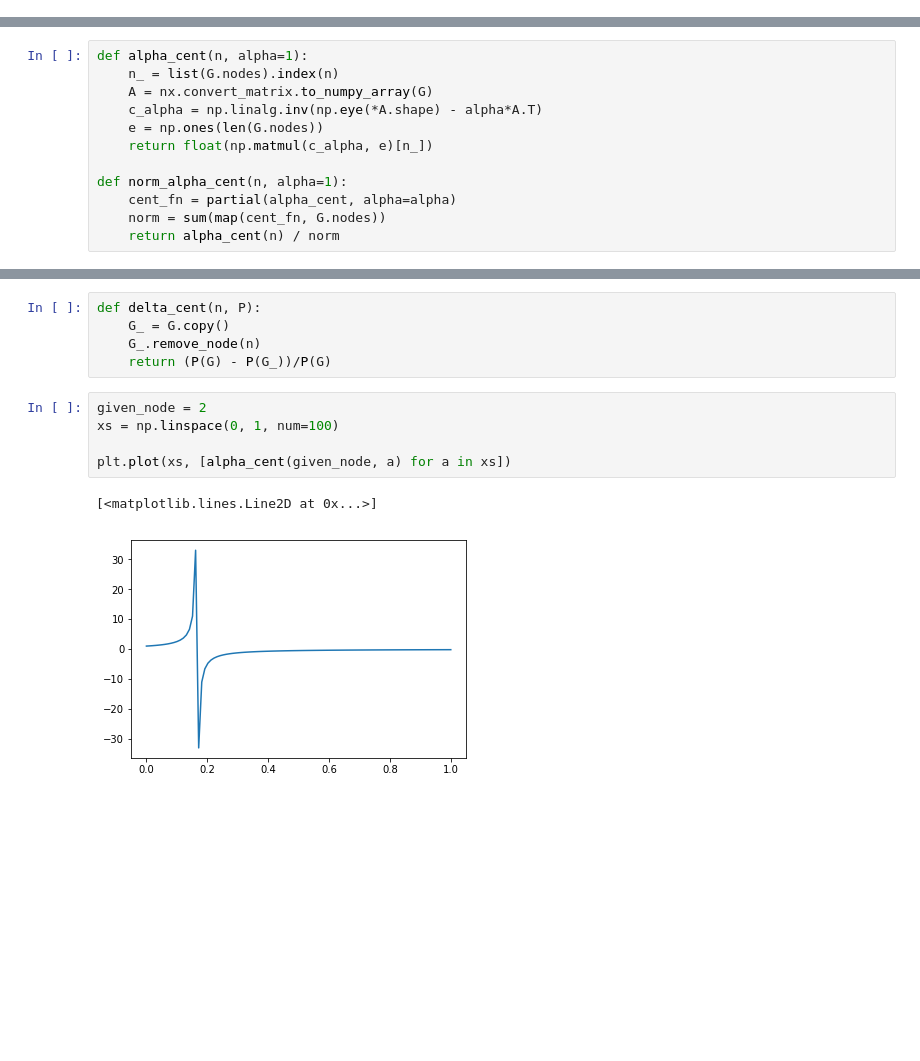
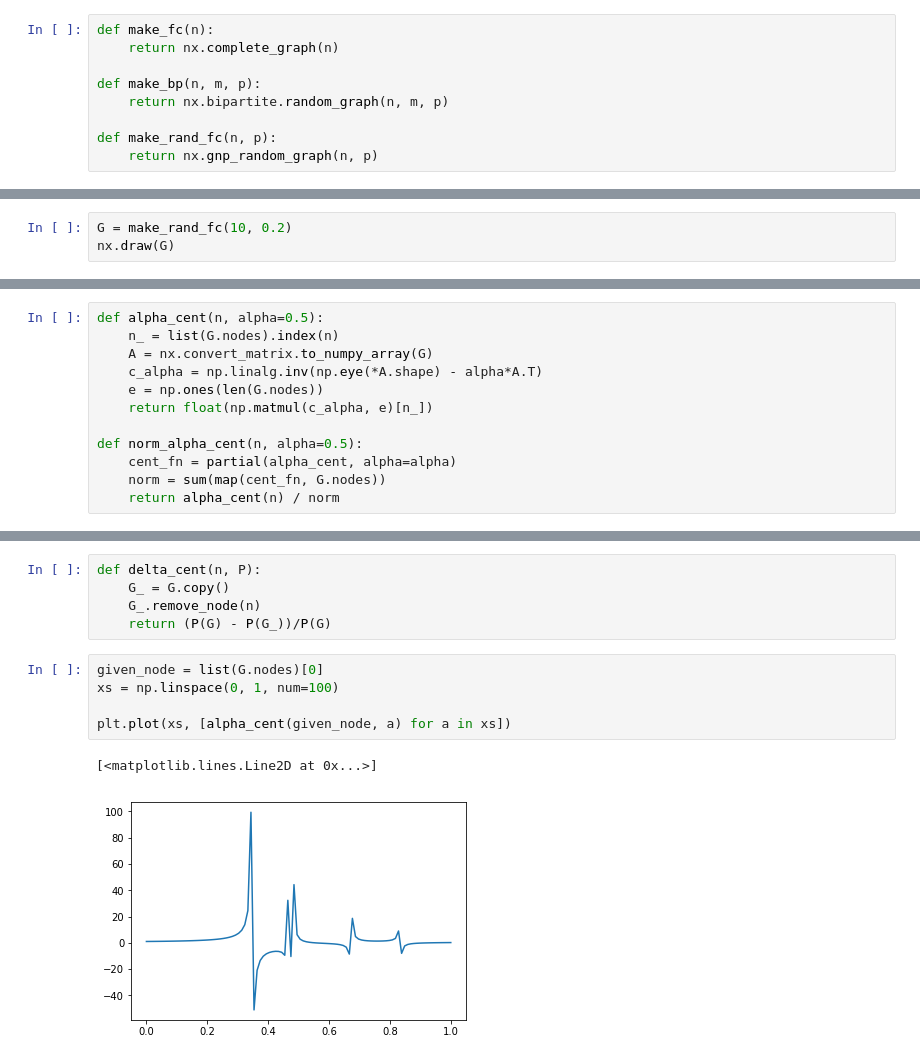
Before and after one commit to ehknight/graph-centrality, a Jupyter notebook: PrimateGraphs.ipynb, the cells around one changed output, grey strips where cells are left out. Drawn from its saved outputs; the diff is of its cells as text; blank space fills up the shorter version.

Commit message:
add all graphs on hw

```diff
--- a/PrimateGraphs.ipynb
+++ b/PrimateGraphs.ipynb
@@ -32,0 +24,9 @@ nx.draw(G)
+# %%
+def make_fc(n):
+    return nx.complete_graph(n)
+
+def make_bp(n, m, p):
+    return nx.bipartite.random_graph(n, m, p)
+
+def make_rand_fc(n, p):
+    return nx.gnp_random_graph(n, p)
@@ -32,0 +54,3 @@ nx.draw(G)
+# %%
+G = make_rand_fc(10, 0.2)
+nx.draw(G)
@@ -49,14 +75,14 @@ def norm_bonacich_eigen_cent(n):
     sum_ = sum(map(bonacich_eigen_cent, G.nodes))
     return bonacich_eigen_cent(n) / sum_
 # %%
-def alpha_cent(n, alpha=1):
+def alpha_cent(n, alpha=0.5):
     n_ = list(G.nodes).index(n)
     A = nx.convert_matrix.to_numpy_array(G)
     c_alpha = np.linalg.inv(np.eye(*A.shape) - alpha*A.T)
     e = np.ones(len(G.nodes))
     return float(np.matmul(c_alpha, e)[n_])
 
-def norm_alpha_cent(n, alpha=1):
+def norm_alpha_cent(n, alpha=0.5):
     cent_fn = partial(alpha_cent, alpha=alpha)
     norm = sum(map(cent_fn, G.nodes))
     return alpha_cent(n) / norm
@@ -109,13 +135,13 @@ def delta_cent(n, P):
     G_.remove_node(n)
     return (P(G) - P(G_))/P(G)
 # %%
-given_node = 2
+given_node = list(G.nodes)[0]
 xs = np.linspace(0, 1, num=100)
 
 plt.plot(xs, [alpha_cent(given_node, a) for a in xs])
 # %% [output]
 [<matplotlib.lines.Line2D at 0x...>]
-[figure, old version]
+[figure, new version]
 # %%
 measures = {
     'degree': norm_deg_cent,
```
Also changed, not shown: parts of 7 cells of this notebook.
